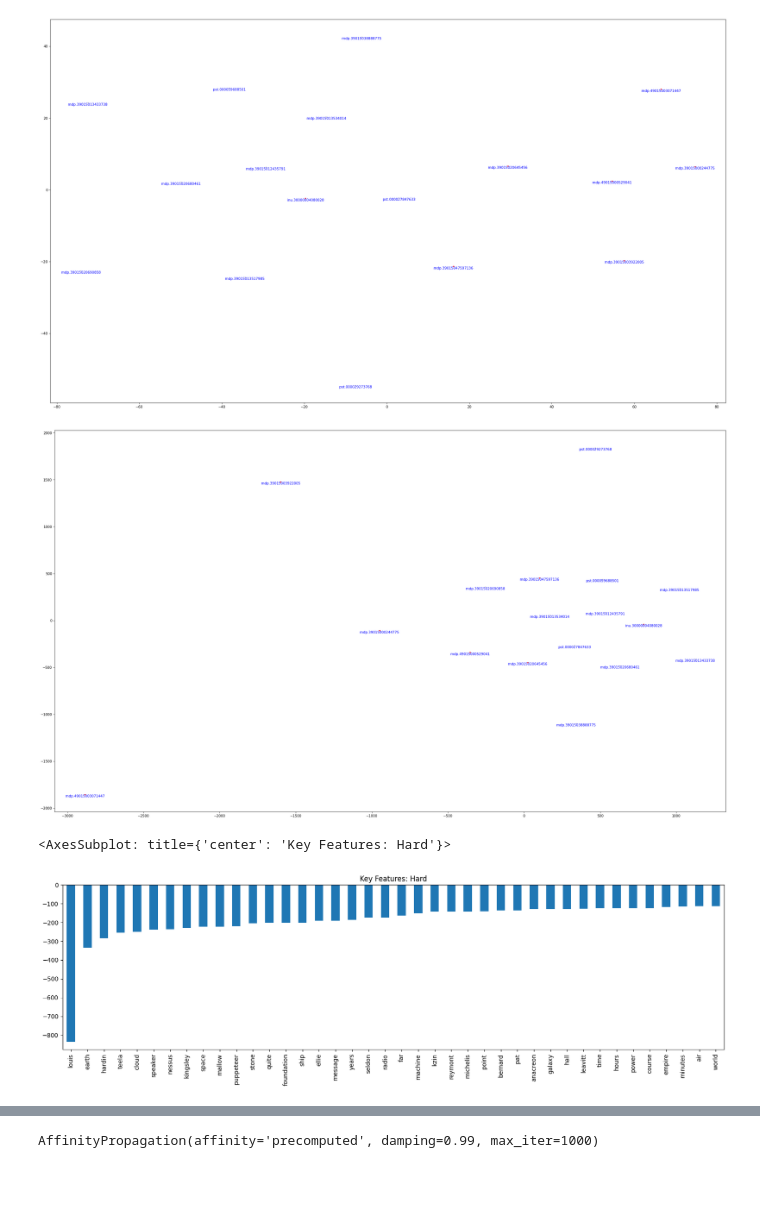
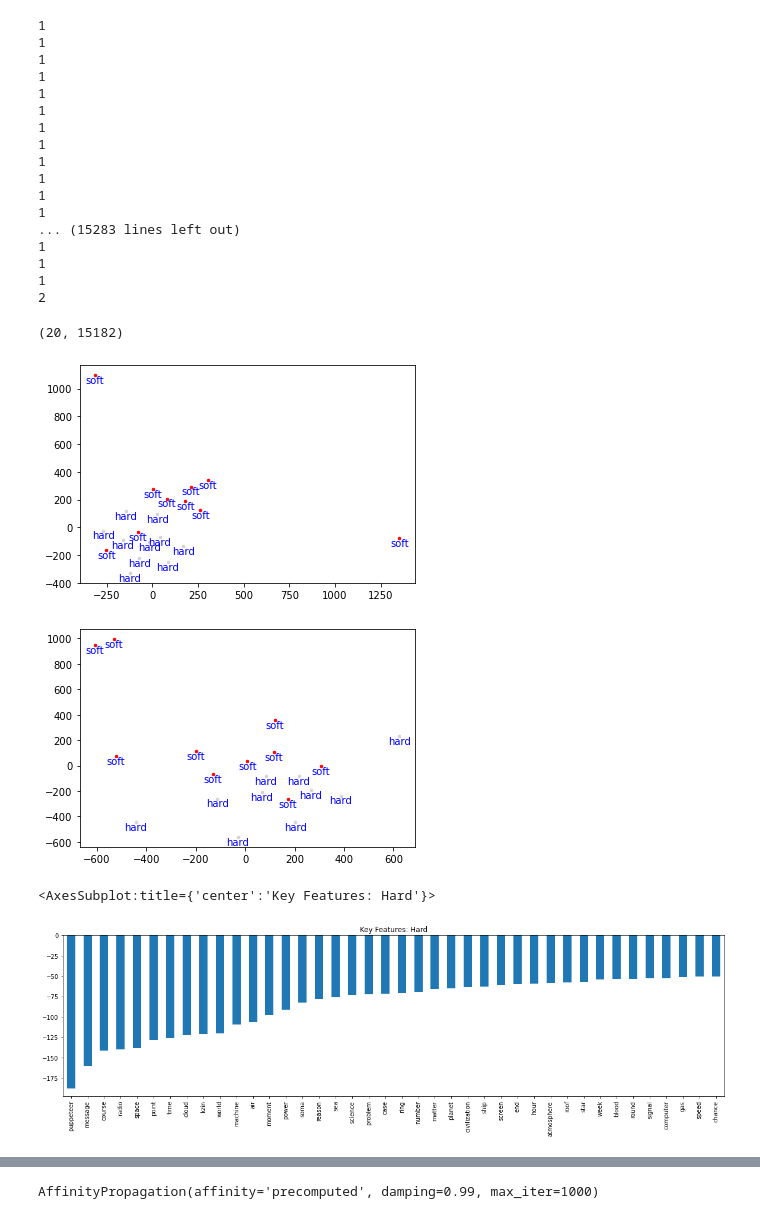
Before and after one commit to jeddobson/model-interpretability, a Jupyter notebook: notebooks/sf-initial-model.ipynb, the cells around one changed output, grey strips where cells are left out. Cells and saved outputs as stored; diff of their text form; code cells hidden in the pictures; blank space fills up the shorter version.

Commit message:
fixed htid issues

```diff
--- a/notebooks/sf-initial-model.ipynb
+++ b/notebooks/sf-initial-model.ipynb
@@ -6,7 +6,10 @@ import pandas as pd
 def get_htrc_page_data(document):
     fr = FeatureReader([document])
     vol = next(fr.volumes())
-    ptc = vol.tokenlist(pos=False, case=False).reset_index().drop(['section'], axis=1)
+#     ptc = vol.tokenlist(pos=False, case=False).reset_index().drop(['section'], axis=1)
+    ptc = vol.tokenlist(pos=True, case=False).reset_index().drop(['section'], axis=1)
+    ptc = ptc[ptc["pos"]=="NN"]
+# make it only grab the pos you're interested in- either go into ht or make new cell, vol=
     page_list = set(ptc['page'])
 
     # extract tokens by page
@@ -19,10 +22,46 @@ def get_htrc_page_data(document):
             if page_tokens[1][1].isalpha():
 
                 # deal with frequency count by creating correct number of tokens
-                page_data += (' '.join([page_tokens[1][1]] * page_tokens[1][2])) + " "
+                page_data += (' '.join([page_tokens[1][1]] * page_tokens[1][3])) + " "
 
         tokens.append(page_data.split())
     return tokens
+# %%
+fr = FeatureReader(["mdp.39015038888775"])
+vol = next(fr.volumes())
+ptc = vol.tokenlist(pos=True, case=False).reset_index().drop(['section'], axis=1)
+# %%
+ptc= ptc[ptc["pos"]=="NN"]
+page_list = set(ptc['page'])
+
+# extract tokens by page
+tokens=list()
+for page in page_list:
+    page_data = str()
+
+    # operate on each token
+    for page_tokens in ptc.loc[ptc['page'] == page].iterrows():
+        print(page_tokens[1][3])
+#         if page_tokens[1][1].isalpha():
+#             page_data += (' '.join([page_tokens[1][1]] * page_tokens[1][2])) + " "
+# %% [output]
+1
+1
+1
+1
+1
+1
+1
+1
+1
+1
+1
+1
+... (15283 lines left out)
+1
+1
+1
+2
 # %%
 # return bibliographic data
 def get_htrc_metadata(document):
@@ -32,8 +71,9 @@ def get_htrc_metadata(document):
 # %%
 # htids for two classes
 hard_sf = ["mdp.39015038888775", "pst.000027847633", "mdp.39015013517985", "mdp.39015020680461", "mdp.39015020690858", "pst.000029273768", "mdp.39015013433738", "mdp.39015013534014", "mdp.39015012435791", "pst.000059688501"]
-soft_sf = ["mdp.39015020645456", "mdp.39015003922005", "mdp.39015000244775", "mdp.39015047597136",  "mdp.49015000529041",  "mdp.49015003071447", "inu.30000004080028"]
+soft_sf = ["mdp.39015020645456", "mdp.39015003922005", "mdp.39015000244775", "mdp.39015047597136",  "mdp.49015000529041",  "mdp.49015003071447", "inu.30000004080028", "mdp.39015005320745", "mdp.39015054037372", "pst.000011824909"]
 #"ppt.ssfcbz201710000391", "uiug.30112077272364", "ppt.ssfcbz201710000347",
+# "pst.000011824909", "mdp.39015005320745", "uiug.30112061864242"
 # %%
 all_texts = hard_sf + soft_sf
 # %%
@@ -53,28 +93,33 @@ vec = CountVectorizer(input='content',
                              strip_accents='unicode')
 # %%
 dtm = vec.fit_transform(raw_data)
+# %%
+dtm.shape
+# large sparse matrix: 17,41229
+# %% [output]
+(20, 15182)
 # %%
 # T-SNE
 import matplotlib.pyplot as plt
 from sklearn.manifold import TSNE
 
-fig = plt.figure(figsize=(35, 20), dpi=75)
+# fig = plt.figure(figsize=(35, 20), dpi=75)
 plot = TSNE(n_components=2, learning_rate='auto',
             init='random',
             perplexity=3).fit_transform(dtm)
 
 for x, y, label,htid in zip(plot[:,0], plot[:,1], labels,all_texts):
     if label == "hard":
         plt.scatter(x, y, c='lightgrey',s=6)
     else:
         plt.scatter(x, y, c='red',s=6)
-    plt.text(x, y, htid, c='blue', ha='center', va='top')
+    plt.text(x, y, label, c='blue', ha='center', va='top')
 # %% [output]
-[figure, old version]
+[figure, new version]
 # %%
 # MDS
 
-fig = plt.figure(figsize=(35, 20), dpi=75)
+# fig = plt.figure(figsize=(35, 20), dpi=75)
 
 from sklearn.manifold import MDS
 mds = MDS(n_components=2, random_state=1)
@@ -84,9 +129,9 @@ for x, y, label,htid in zip(plot[:,0], plot[:,1], labels,all_texts):
         plt.scatter(x, y, c='lightgrey',s=6)
     else:
         plt.scatter(x, y, c='red',s=6)
-    plt.text(x, y, htid, c='blue', ha='center', va='top')
+    plt.text(x, y, label, c='blue', ha='center', va='top')
 # %% [output]
-[figure, old version]
+[figure, new version]
 # %%
 from sklearn.linear_model import SGDClassifier
 from sklearn import metrics
@@ -96,6 +141,10 @@ clf = SGDClassifier(tol=None,max_iter=1000,random_state=42).fit(dtm,labels)
 df = pd.DataFrame([clf.coef_[0][idx] for idx in np.argsort(clf.coef_[0])[:40]],
                   index = [vec.get_feature_names_out()[idx] for idx in np.argsort(clf.coef_[0])[:40]])
 df.plot(figsize=(20, 5),kind='bar',title='Key Features: Hard',legend=False)
+
+# would be interesting to remove things like character names/spec pos tags
+# expand collections
+# semantic meaning: presence of word/repetitions
 # %% [output]
-<AxesSubplot: title={'center': 'Key Features: Hard'}>
+<AxesSubplot:title={'center':'Key Features: Hard'}>
-[figure, old version]
+[figure, new version]
```
Also changed, not shown: parts of 3 cells of this notebook.
